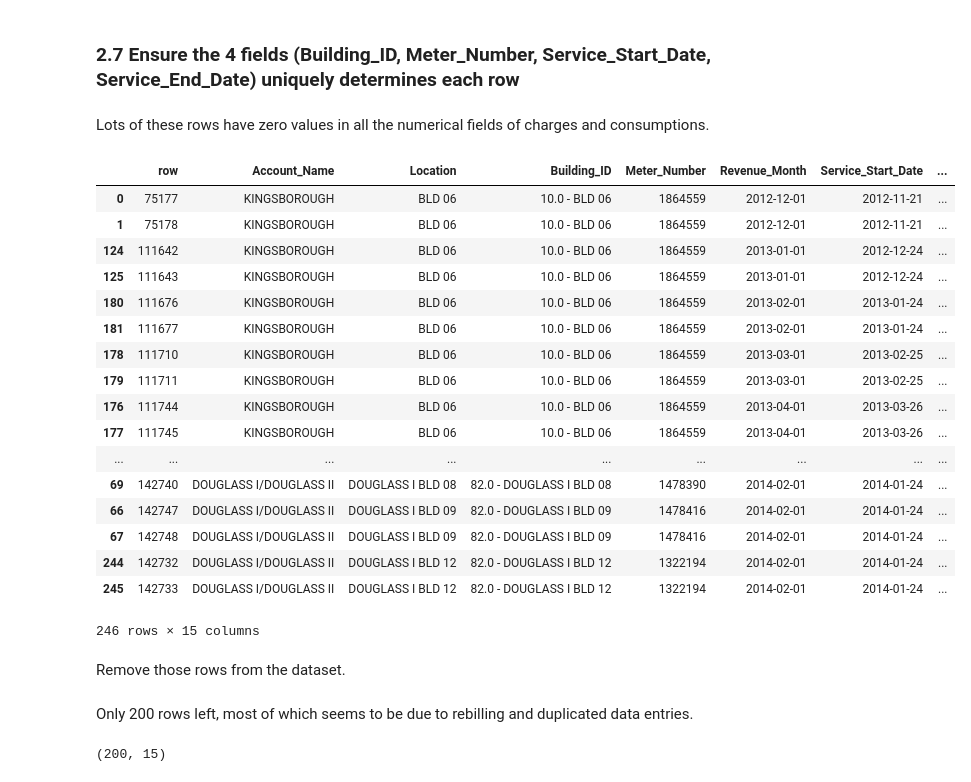
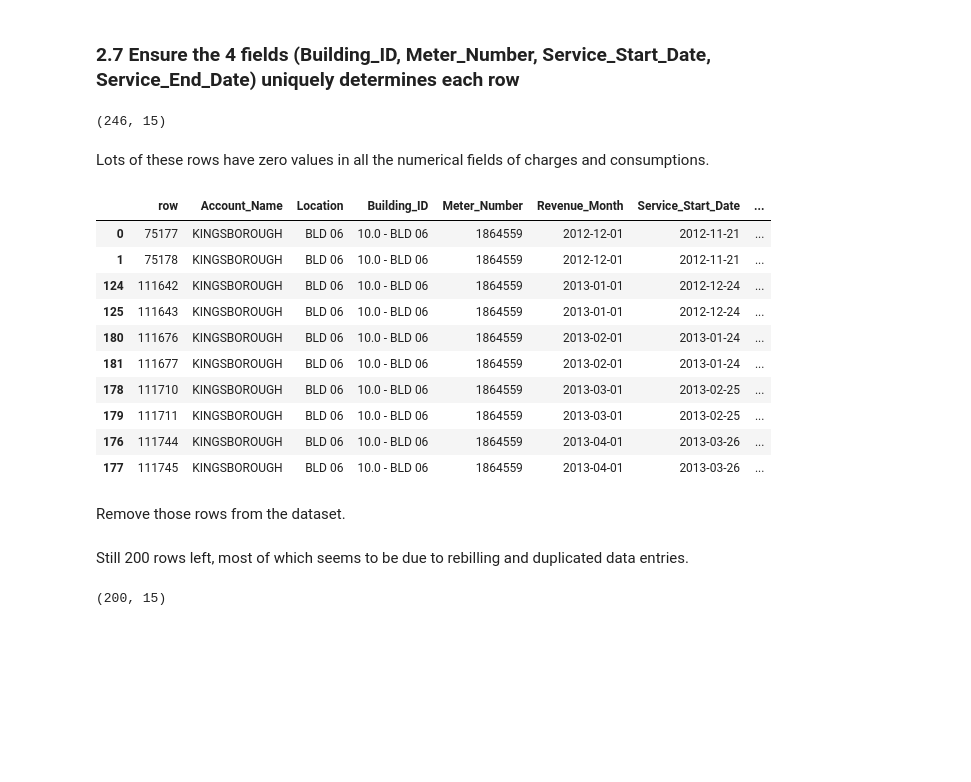
Before and after one commit to jasonfeiwang/Anomaly-Detectors, a Jupyter notebook: src/EDA-NYCHA-Electricity-Data_Cleaning.ipynb, the cells around one changed output. Saved outputs shown, nothing was run; the diff lists cells and outputs as text; code cells hidden in the pictures; blank space fills up the shorter version.

```diff
--- a/src/EDA-NYCHA-Electricity-Data_Cleaning.ipynb
+++ b/src/EDA-NYCHA-Electricity-Data_Cleaning.ipynb
@@ -370,29 +381,26 @@ dupRows = idx.sort_values('Counts', ascending = False)
 temp = pd.merge(dupRows, df, on = \
          ['Building_ID', 'Meter_Number', 'Service_Start_Date', 'Service_End_Date'], how = 'inner')[cols]\
         .sort_values(['Building_ID', 'Meter_Number', 'Service_Start_Date', 'Service_End_Date'])
+# %%
+temp.shape
+# %% [output]
+(246, 15)
 # %% [markdown]
 Lots of these rows have zero values in all the numerical fields of charges and consumptions.
 # %%
-temp
+temp.head(10)
 # %% [output]
 |  | row | Account_Name | Location | Building_ID | Meter_Number | Revenue_Month | Service_Start_Date | ... |
 | 0 | 75177 | KINGSBOROUGH | BLD 06 | 10.0 - BLD 06 | 1864559 | 2012-12-01 | 2012-11-21 | ... |
 | 1 | 75178 | KINGSBOROUGH | BLD 06 | 10.0 - BLD 06 | 1864559 | 2012-12-01 | 2012-11-21 | ... |
 | 124 | 111642 | KINGSBOROUGH | BLD 06 | 10.0 - BLD 06 | 1864559 | 2013-01-01 | 2012-12-24 | ... |
 | 125 | 111643 | KINGSBOROUGH | BLD 06 | 10.0 - BLD 06 | 1864559 | 2013-01-01 | 2012-12-24 | ... |
 | 180 | 111676 | KINGSBOROUGH | BLD 06 | 10.0 - BLD 06 | 1864559 | 2013-02-01 | 2013-01-24 | ... |
 | 181 | 111677 | KINGSBOROUGH | BLD 06 | 10.0 - BLD 06 | 1864559 | 2013-02-01 | 2013-01-24 | ... |
 | 178 | 111710 | KINGSBOROUGH | BLD 06 | 10.0 - BLD 06 | 1864559 | 2013-03-01 | 2013-02-25 | ... |
 | 179 | 111711 | KINGSBOROUGH | BLD 06 | 10.0 - BLD 06 | 1864559 | 2013-03-01 | 2013-02-25 | ... |
 | 176 | 111744 | KINGSBOROUGH | BLD 06 | 10.0 - BLD 06 | 1864559 | 2013-04-01 | 2013-03-26 | ... |
 | 177 | 111745 | KINGSBOROUGH | BLD 06 | 10.0 - BLD 06 | 1864559 | 2013-04-01 | 2013-03-26 | ... |
-| ... | ... | ... | ... | ... | ... | ... | ... | ... |
-| 69 | 142740 | DOUGLASS I/DOUGLASS II | DOUGLASS I BLD 08 | 82.0 - DOUGLASS I BLD 08 | 1478390 | 2014-02-01 | 2014-01-24 | ... |
-| 66 | 142747 | DOUGLASS I/DOUGLASS II | DOUGLASS I BLD 09 | 82.0 - DOUGLASS I BLD 09 | 1478416 | 2014-02-01 | 2014-01-24 | ... |
-| 67 | 142748 | DOUGLASS I/DOUGLASS II | DOUGLASS I BLD 09 | 82.0 - DOUGLASS I BLD 09 | 1478416 | 2014-02-01 | 2014-01-24 | ... |
-| 244 | 142732 | DOUGLASS I/DOUGLASS II | DOUGLASS I BLD 12 | 82.0 - DOUGLASS I BLD 12 | 1322194 | 2014-02-01 | 2014-01-24 | ... |
-| 245 | 142733 | DOUGLASS I/DOUGLASS II | DOUGLASS I BLD 12 | 82.0 - DOUGLASS I BLD 12 | 1322194 | 2014-02-01 | 2014-01-24 | ... |
-246 rows × 15 columns
 # %% [markdown]
 Remove those rows from the dataset.
 # %%
@@ -413,7 +421,7 @@ temp = pd.merge(dupRows, df, on = \
          ['Building_ID', 'Meter_Number', 'Service_Start_Date', 'Service_End_Date'], how = 'inner')[cols]\
         .sort_values(['Building_ID', 'Meter_Number', 'Service_Start_Date', 'Service_End_Date'])
 # %% [markdown]
-Only 200 rows left, most of which seems to be due to rebilling and duplicated data entries.
+Still 200 rows left, most of which seems to be due to rebilling and duplicated data entries.
 # %%
 temp.shape
 # %% [output]
```
Also changed, not shown: parts of 299 cells of this notebook, 12 other files.
